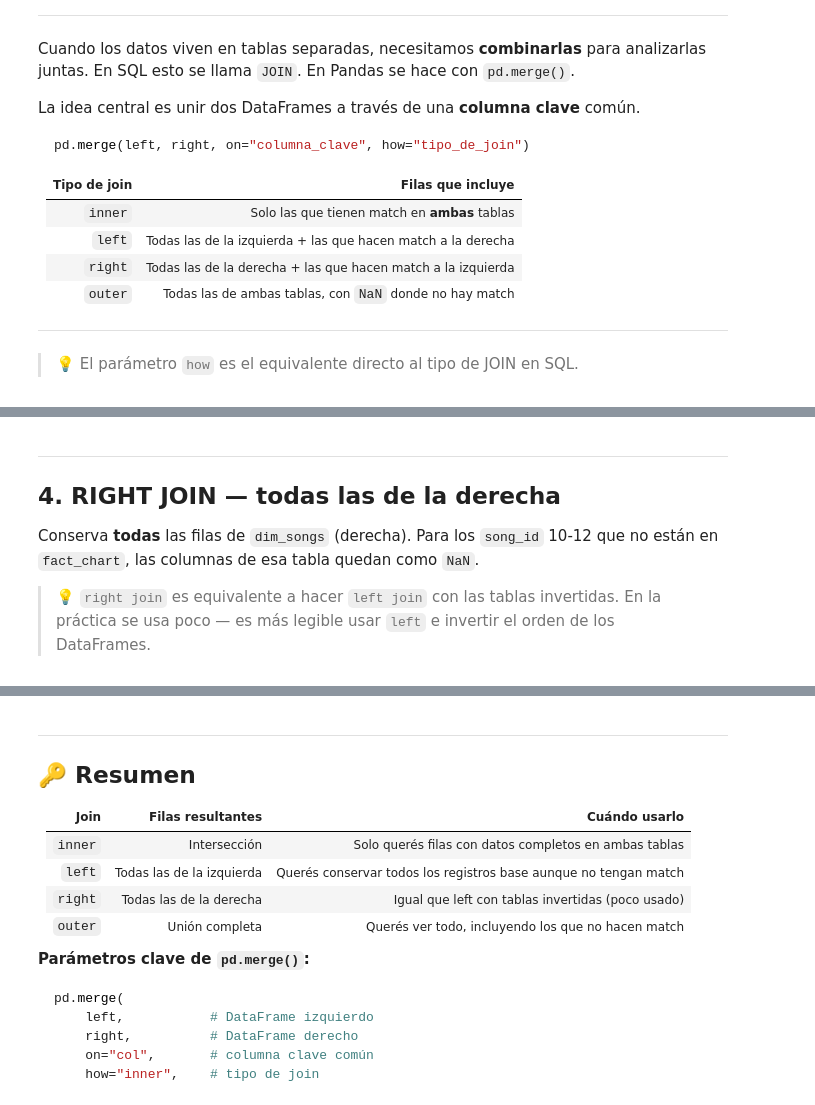
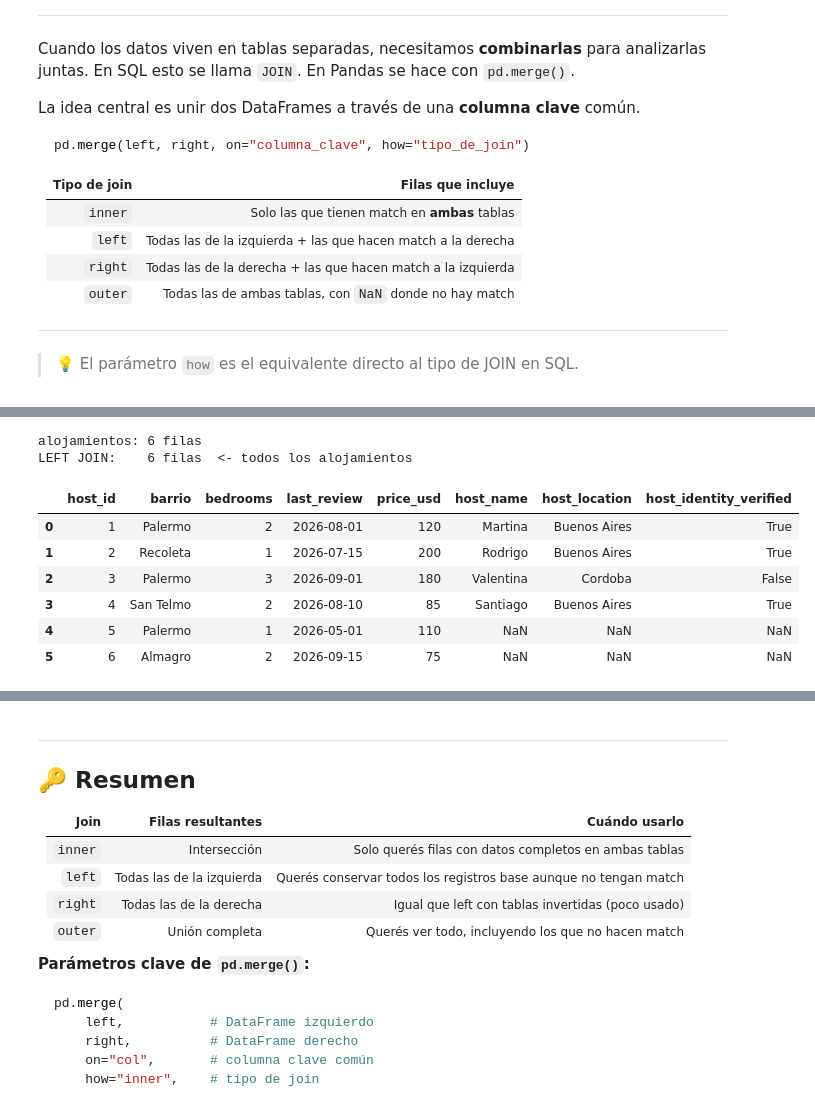
Before and after one commit to UADE-Python-Data-Science/583433_repo_oficial, a Jupyter notebook: Unidad_5/U5_NB2_Merge_intro.ipynb, the cells around one changed output, grey strips where cells are left out. Saved outputs shown, nothing was run; the diff lists cells and outputs as text; code cells hidden in the pictures.

```diff
--- a/Unidad_5/U5_NB2_Merge_intro.ipynb
+++ b/Unidad_5/U5_NB2_Merge_intro.ipynb
@@ -120,6 +151,16 @@ Para los `song_id` 6-9 que no están en `dim_songs`, las columnas de esa tabla q
 # %%
-df_left = pd.merge(fact_chart, dim_songs, on="song_id", how="left")
+df_left = pd.merge(alojamientos, hosts, on="host_id", how="left")
 
-print(f"fact_chart: {fact_chart.shape[0]} filas")
-print(f"LEFT JOIN:  {df_left.shape[0]} filas  ← todas las de fact_chart")
-df_left.sort_values("song_id")
+print(f"alojamientos: {alojamientos.shape[0]} filas")
+print(f"LEFT JOIN:    {df_left.shape[0]} filas  <- todos los alojamientos")
+df_left.sort_values("host_id")
+# %% [output]
+alojamientos: 6 filas
+LEFT JOIN:    6 filas  <- todos los alojamientos
+|  | host_id | barrio | bedrooms | last_review | price_usd | host_name | host_location | host_identity_verified |
+| 0 | 1 | Palermo | 2 | 2026-08-01 | 120 | Martina | Buenos Aires | True |
+| 1 | 2 | Recoleta | 1 | 2026-07-15 | 200 | Rodrigo | Buenos Aires | True |
+| 2 | 3 | Palermo | 3 | 2026-09-01 | 180 | Valentina | Cordoba | False |
+| 3 | 4 | San Telmo | 2 | 2026-08-10 | 85 | Santiago | Buenos Aires | True |
+| 4 | 5 | Palermo | 1 | 2026-05-01 | 110 | NaN | NaN | NaN |
+| 5 | 6 | Almagro | 2 | 2026-09-15 | 75 | NaN | NaN | NaN |
@@ -130,8 +166,0 @@ df_left[df_left["song_name"].isna()]
-# %% [markdown]
----
-## 4. RIGHT JOIN — todas las de la derecha
-
-Conserva **todas** las filas de `dim_songs` (derecha).
-Para los `song_id` 10-12 que no están en `fact_chart`, las columnas de esa tabla quedan como `NaN`.
-
-> 💡 `right join` es equivalente a hacer `left join` con las tablas invertidas. En la práctica se usa poco — es más legible usar `left` e invertir el orden de los DataFrames.
```
Also changed, not shown: parts of 24 cells of this notebook, 3 other files.
